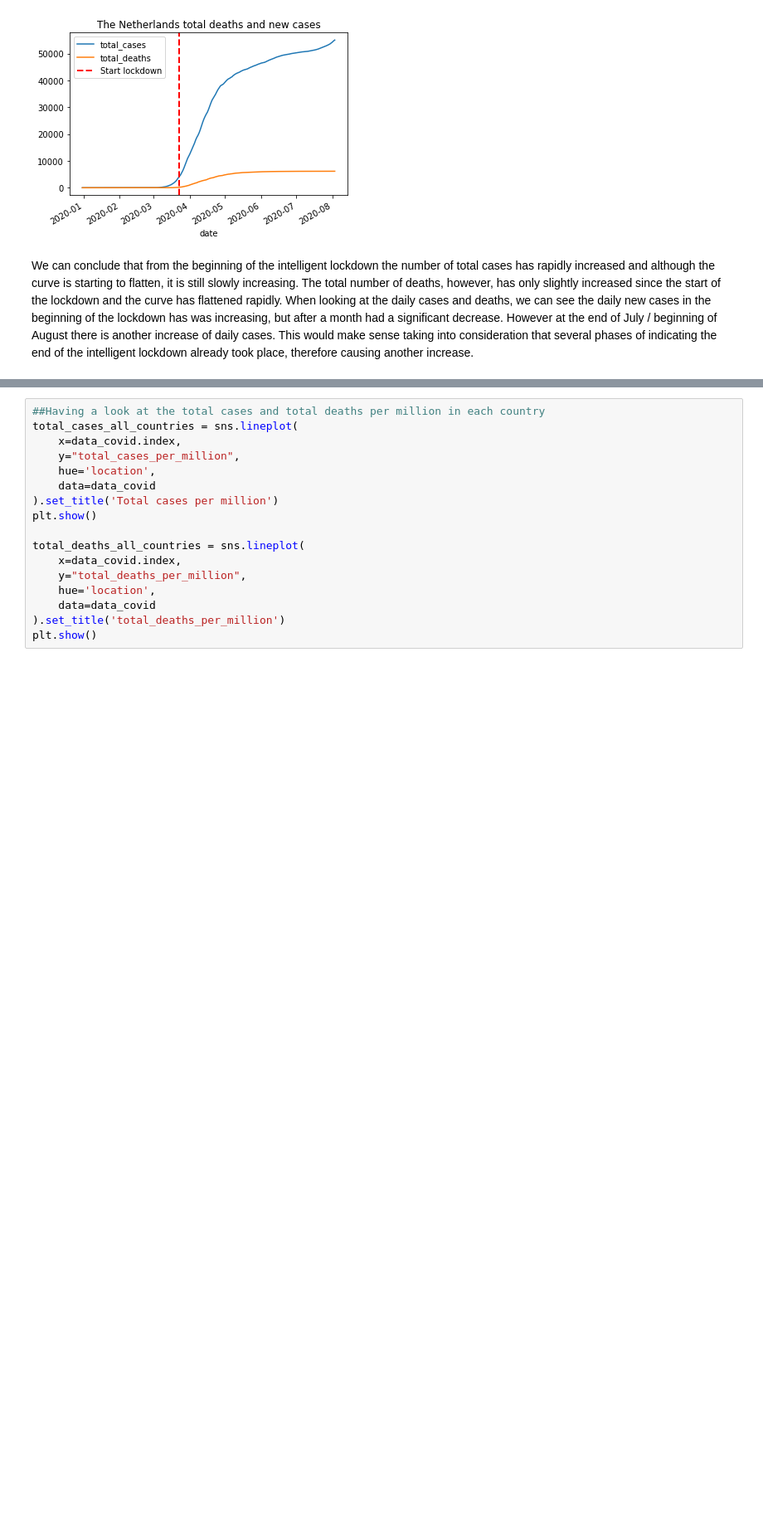
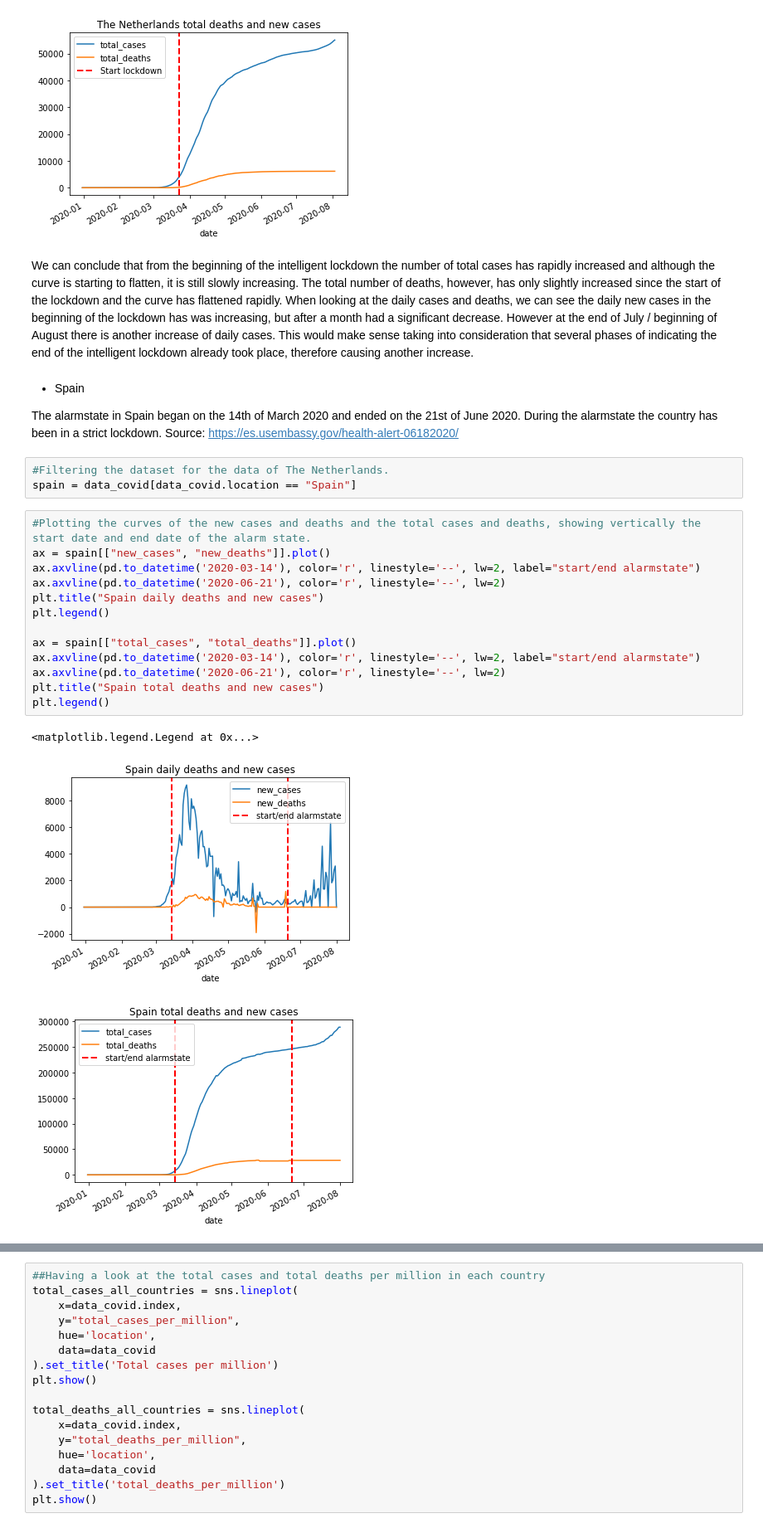
Before and after one commit to RoxannaW/Project_August_Corona, a Jupyter notebook: Roxanna/src/project_main.ipynb, the cells around one changed output, grey strips where cells are left out. Shown at 83% size. Cells and saved outputs as stored; diff of their text form; blank space fills up the shorter version.

```diff
--- a/Roxanna/src/project_main.ipynb
+++ b/Roxanna/src/project_main.ipynb
@@ -223,3 +226,27 @@ plt.legend()
 [figure]
 # %% [markdown]
 We can conclude that from the beginning of the intelligent lockdown the number of total cases has rapidly increased and although the curve is starting to flatten, it is still slowly increasing. The total number of deaths, however, has only slightly increased since the start of the lockdown and the curve has flattened rapidly. When looking at the daily cases and deaths, we can see the daily new cases in the beginning of the lockdown has was increasing, but after a month had a significant decrease. However at the end of July / beginning of August there is another increase of daily cases. This would make sense taking into consideration that several phases of indicating the end of the intelligent lockdown already took place, therefore causing another increase.
+# %% [markdown]
+* Spain
+
+The alarmstate in Spain began on the 14th of March 2020 and ended on the 21st of June 2020. During the alarmstate the country has been in a strict lockdown. Source: https://es.usembassy.gov/health-alert-06182020/
+# %%
+#Filtering the dataset for the data of The Netherlands.
+spain = data_covid[data_covid.location == "Spain"]
+# %%
+#Plotting the curves of the new cases and deaths and the total cases and deaths, showing vertically the start date and end date of the alarm state.
+ax = spain[["new_cases", "new_deaths"]].plot()
+ax.axvline(pd.to_datetime('2020-03-14'), color='r', linestyle='--', lw=2, label="start/end alarmstate")
+ax.axvline(pd.to_datetime('2020-06-21'), color='r', linestyle='--', lw=2)
+plt.title("Spain daily deaths and new cases")
+plt.legend()
+
+ax = spain[["total_cases", "total_deaths"]].plot()
+ax.axvline(pd.to_datetime('2020-03-14'), color='r', linestyle='--', lw=2, label="start/end alarmstate")
+ax.axvline(pd.to_datetime('2020-06-21'), color='r', linestyle='--', lw=2)
+plt.title("Spain total deaths and new cases")
+plt.legend()
+# %% [output]
+<matplotlib.legend.Legend at 0x...>
+[figure, added]
+[figure, added]
```
Also changed, not shown: parts of 15 cells of this notebook.
